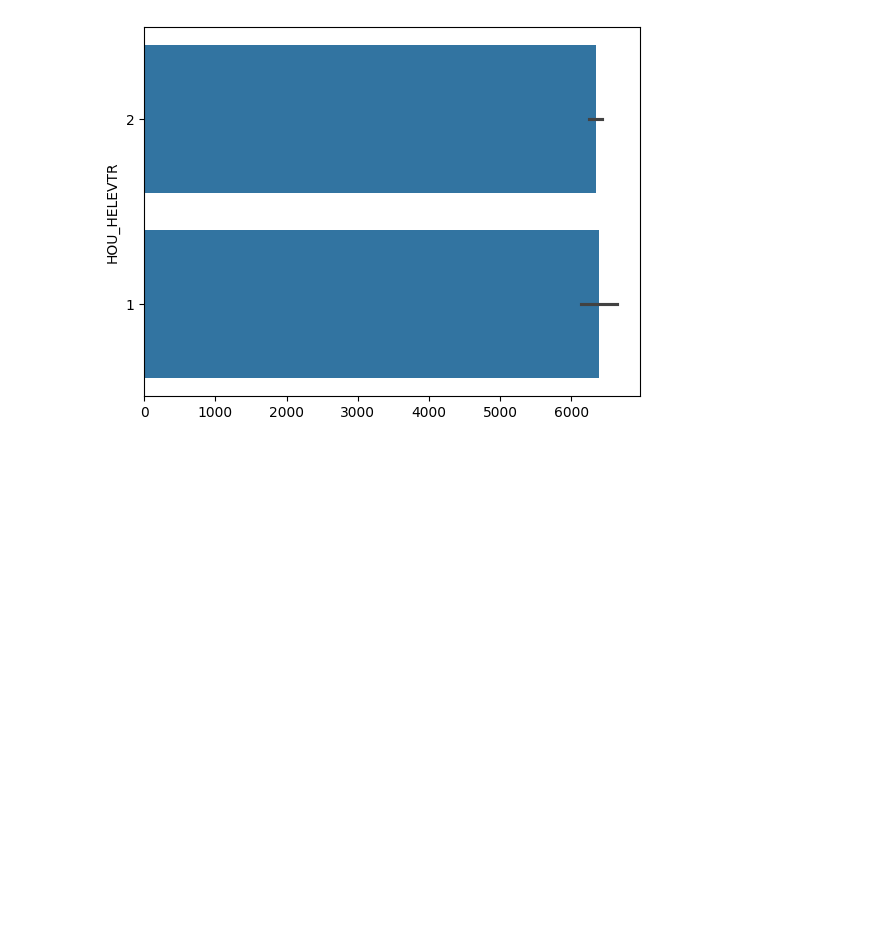
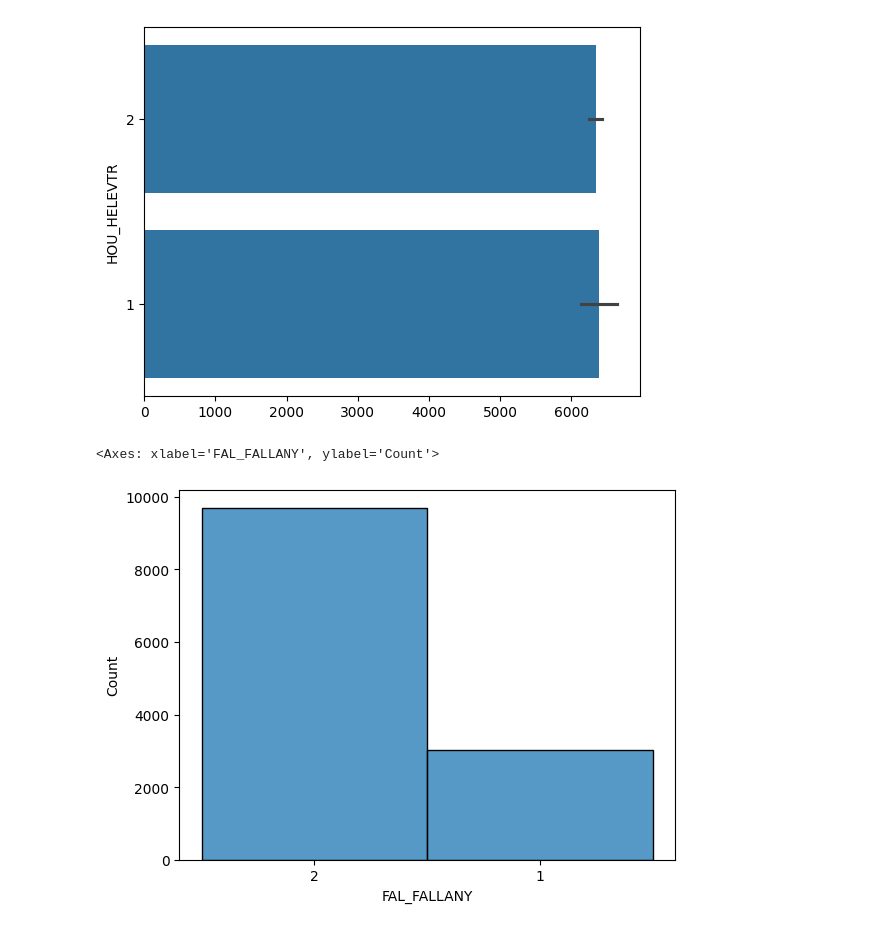
Before and after one commit to gkbrasselle/visualization, a Jupyter notebook: assignment/assignment.ipynb, the cells around one changed output. Saved outputs shown, nothing was run; the diff lists cells and outputs as text; code cells hidden in the pictures; blank space fills up the shorter version.

```diff
--- a/assignment/assignment.ipynb
+++ b/assignment/assignment.ipynb
@@ -261,7 +267,7 @@ For some context, the Federal government ultimately spent about $4.4 trillion in
 # %% [markdown]
 > Some variables I feel like could be jointly interesting are FAL_FALLANY, FAL_FALLTIME, HOU_HLEVELS, and HOU_HELEVTR.  I feel looking at this variables might show if there is a relationship between falls and the type of housing/if there is an elevator.
 # %%
-df = pd.read_csv('/content/puf2021_1_fall.csv', low_memory = False)
+df = pd.read_csv('/content/visualization/assignment/data/puf2021_1_fall.csv', low_memory = False)
 print(df.shape, '\n')
 df.head()
 # %% [output]
@@ -358,3 +364,9 @@ sns.barplot(df['HOU_HELEVTR'])
 # %% [output]
 <Axes: ylabel='HOU_HELEVTR'>
 [figure]
+# %%
+# PART 5
+sns.histplot(df['FAL_FALLANY'])
+# %% [output]
+<Axes: xlabel='FAL_FALLANY', ylabel='Count'>
+[figure, added]
```
Also changed, not shown: parts of 9 cells of this notebook.
